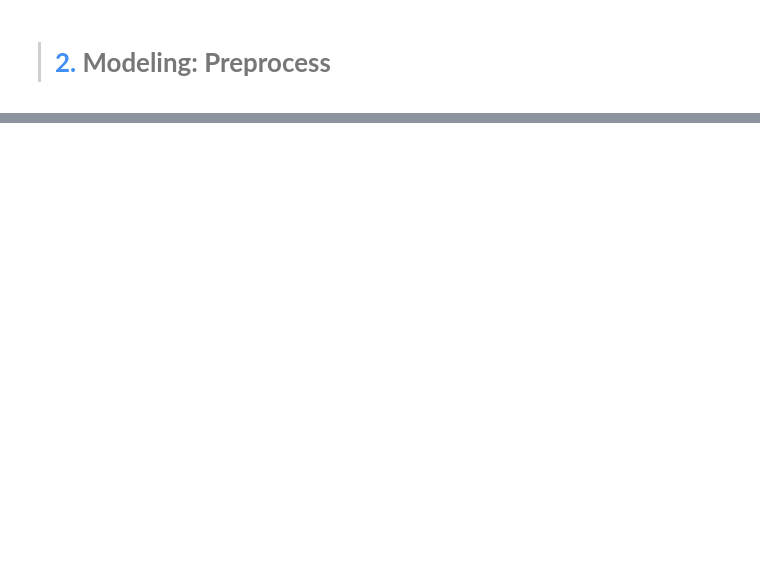
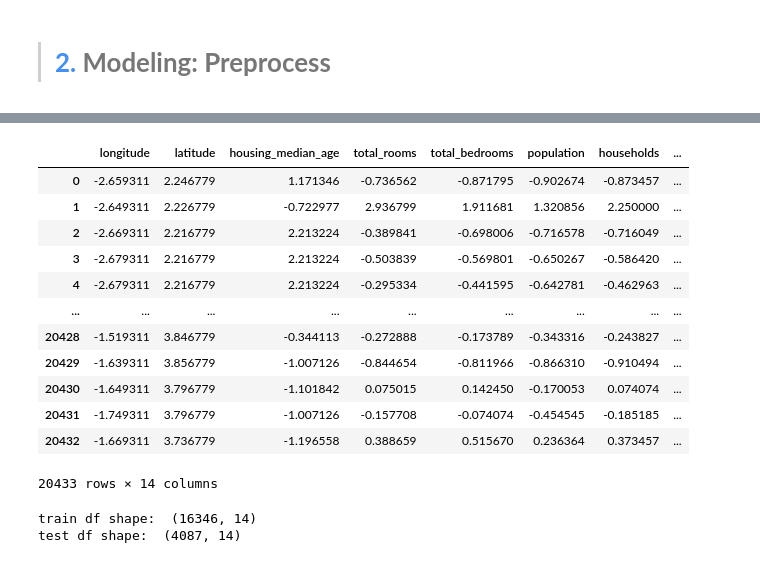
Before and after one commit to ccnets-team/causal-learning, a Jupyter notebook: examples/california_house_price.ipynb, the cells around one changed output, grey strips where cells are left out. Saved outputs shown, nothing was run; the diff lists cells and outputs as text; code cells hidden in the pictures; blank space fills up the shorter version.

```diff
--- a/examples/california_house_price.ipynb
+++ b/examples/california_house_price.ipynb
@@ -36,3 +65,21 @@ df, description = auto_preprocess_dataframe(df, target_columns)
+# %%
+from tools.preprocessing.scaler import scale_dataframe
+df, target_scale = scale_dataframe(df, transform_columns=target_columns)
+df
+# %% [output]
+|  | longitude | latitude | housing_median_age | total_rooms | total_bedrooms | population | households | ... |
+| 0 | -2.659311 | 2.246779 | 1.171346 | -0.736562 | -0.871795 | -0.902674 | -0.873457 | ... |
+| 1 | -2.649311 | 2.226779 | -0.722977 | 2.936799 | 1.911681 | 1.320856 | 2.250000 | ... |
+| 2 | -2.669311 | 2.216779 | 2.213224 | -0.389841 | -0.698006 | -0.716578 | -0.716049 | ... |
+| 3 | -2.679311 | 2.216779 | 2.213224 | -0.503839 | -0.569801 | -0.650267 | -0.586420 | ... |
+| 4 | -2.679311 | 2.216779 | 2.213224 | -0.295334 | -0.441595 | -0.642781 | -0.462963 | ... |
+| ... | ... | ... | ... | ... | ... | ... | ... | ... |
+| 20428 | -1.519311 | 3.846779 | -0.344113 | -0.272888 | -0.173789 | -0.343316 | -0.243827 | ... |
+| 20429 | -1.639311 | 3.856779 | -1.007126 | -0.844654 | -0.811966 | -0.866310 | -0.910494 | ... |
+| 20430 | -1.649311 | 3.796779 | -1.101842 | 0.075015 | 0.142450 | -0.170053 | 0.074074 | ... |
+| 20431 | -1.749311 | 3.796779 | -1.007126 | -0.157708 | -0.074074 | -0.454545 | -0.185185 | ... |
+| 20432 | -1.669311 | 3.736779 | -1.196558 | 0.388659 | 0.515670 | 0.236364 | 0.373457 | ... |
+20433 rows × 14 columns
 # %%
 import torch
 from sklearn.model_selection import train_test_split
@@ -50,6 +97,9 @@ print('train df shape: ', train_df.shape)
 print('test df shape: ', test_df.shape)
 trainset = TemplateDataset(train_df_x, train_df_y)
 testset = TemplateDataset(test_df_x, test_df_y)
+# %% [output]
+train df shape:  (16346, 14)
+test df shape:  (4087, 14)
 # %%
 from tools.setting.data_config import DataConfig
 from tools.setting.ml_params import MLParameters
```
Also changed, not shown: parts of 4 cells of this notebook, 4 other files.
